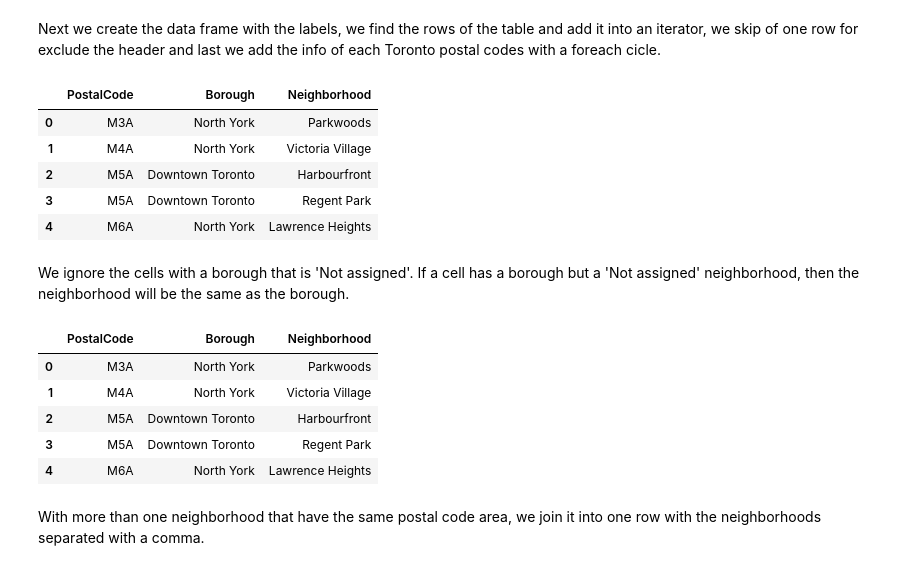
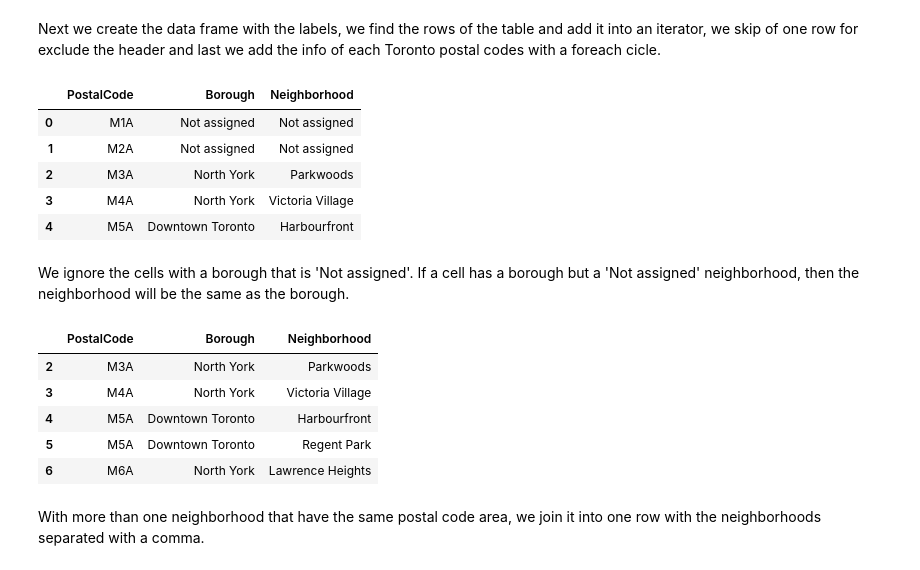
Before and after one commit to fmontani/capstone-ml-project, a Jupyter notebook: Segmenting and Clustering Neighborhoods in Toronto.ipynb, the cells around one changed output. Cells and saved outputs as stored; diff of their text form; code cells hidden in the pictures.

```diff
--- a/Segmenting and Clustering Neighborhoods in Toronto.ipynb
+++ b/Segmenting and Clustering Neighborhoods in Toronto.ipynb
@@ -35,30 +35,30 @@ Next we create the data frame with the labels, we find the rows of the table and
 # %%
 columns = ["PostalCode", "Borough", "Neighborhood"]
 
 df_t = pd.DataFrame(columns = columns)
 
 table = page.find("table", {"class": "wikitable"})
 rows = table.find_all("tr")
 rows = iter(rows) #list iterator
 next(rows)
 
 for row in rows:
     data = row.findChildren("td")
 
-    df_t = df.append({
+    df_t = df_t.append({
             "PostalCode" : data[0].get_text().replace("\n",""),
             "Borough" : data[1].get_text().replace("\n",""),
             "Neighborhood" : data[2].get_text().replace("\n",""),
         }, ignore_index = True)
 
 df_t.head()
 # %% [output]
 |  | PostalCode | Borough | Neighborhood |
-| 0 | M3A | North York | Parkwoods |
-| 1 | M4A | North York | Victoria Village |
-| 2 | M5A | Downtown Toronto | Harbourfront |
-| 3 | M5A | Downtown Toronto | Regent Park |
-| 4 | M6A | North York | Lawrence Heights |
+| 0 | M1A | Not assigned | Not assigned |
+| 1 | M2A | Not assigned | Not assigned |
+| 2 | M3A | North York | Parkwoods |
+| 3 | M4A | North York | Victoria Village |
+| 4 | M5A | Downtown Toronto | Harbourfront |
 # %% [markdown]
 We ignore the cells with a borough that is 'Not assigned'.
 If a cell has a borough but a 'Not assigned' neighborhood, then the neighborhood will be the same as the borough.
@@ -70,11 +70,11 @@ df_t["Neighborhood"].loc[df_t.Neighborhood == "Not assigned"] = df_t["Borough"]
 df_t.head()
 # %% [output]
 |  | PostalCode | Borough | Neighborhood |
-| 0 | M3A | North York | Parkwoods |
-| 1 | M4A | North York | Victoria Village |
-| 2 | M5A | Downtown Toronto | Harbourfront |
-| 3 | M5A | Downtown Toronto | Regent Park |
-| 4 | M6A | North York | Lawrence Heights |
+| 2 | M3A | North York | Parkwoods |
+| 3 | M4A | North York | Victoria Village |
+| 4 | M5A | Downtown Toronto | Harbourfront |
+| 5 | M5A | Downtown Toronto | Regent Park |
+| 6 | M6A | North York | Lawrence Heights |
 # %% [markdown]
 With more than one neighborhood that have the same postal code area, we join it into one row with the neighborhoods separated with a comma.
 # %%
```
Also changed, not shown: parts of 28 cells of this notebook.
